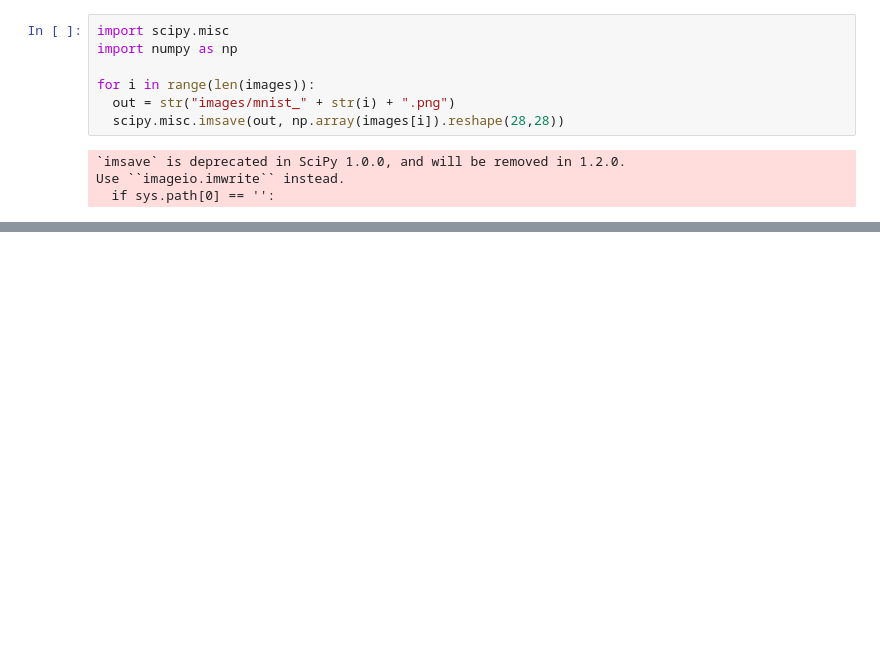
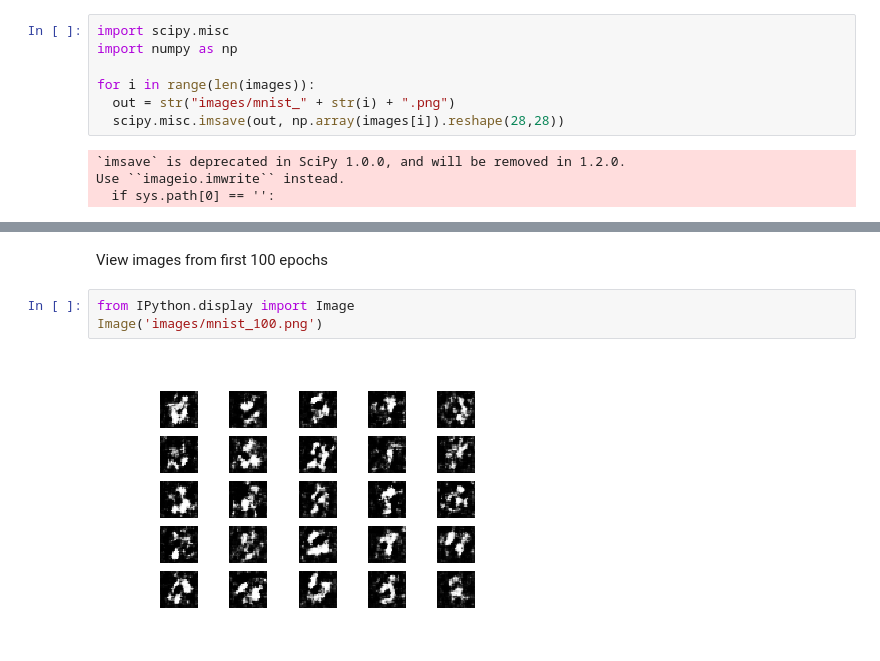
Before and after one commit to harryahlas/GAN-tests, a Jupyter notebook: mnistgan_test.ipynb, the cells around one changed output, grey strips where cells are left out. Saved outputs shown, nothing was run; the diff lists cells and outputs as text; blank space fills up the shorter version.

```diff
--- a/mnistgan_test.ipynb
+++ b/mnistgan_test.ipynb
@@ -261,0 +225,7 @@ _________________________________________________________________
+# %% [markdown]
+View images from first 100 epochs
+# %%
+from IPython.display import Image
+Image('images/mnist_100.png')
+# %% [output]
+[figure, added]
```
Also changed, not shown: parts of 4 cells of this notebook, 1 other file.
